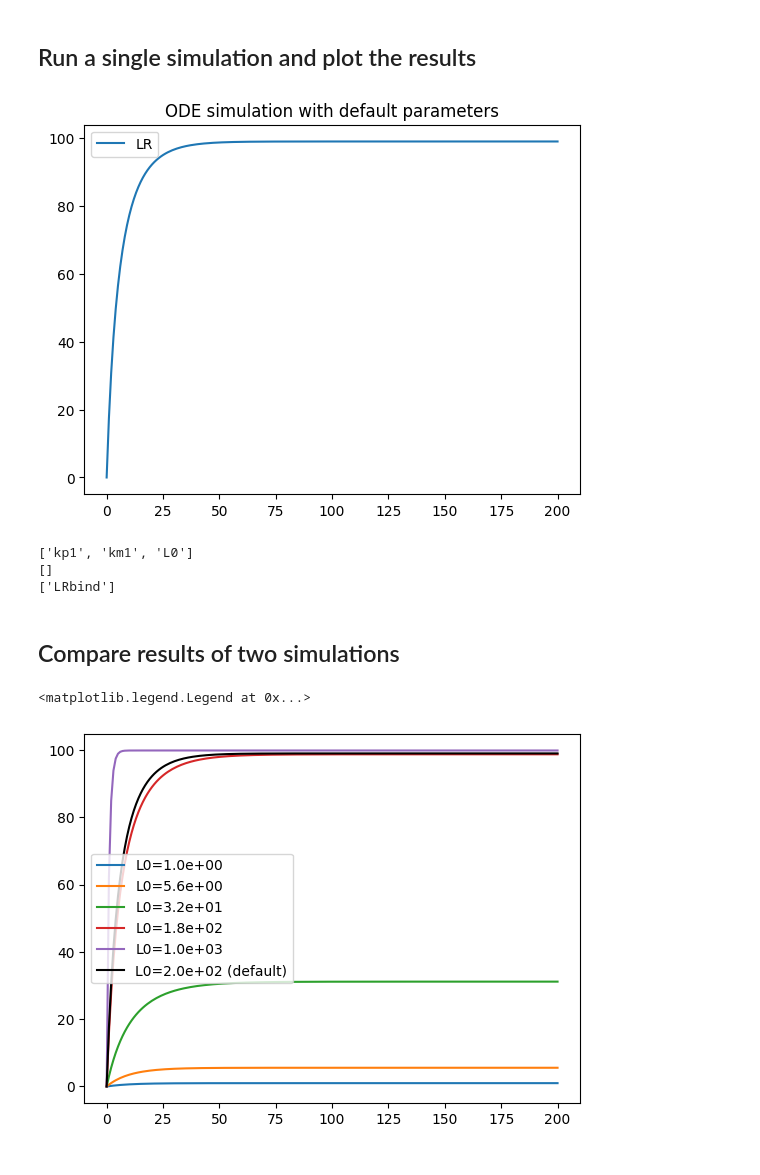
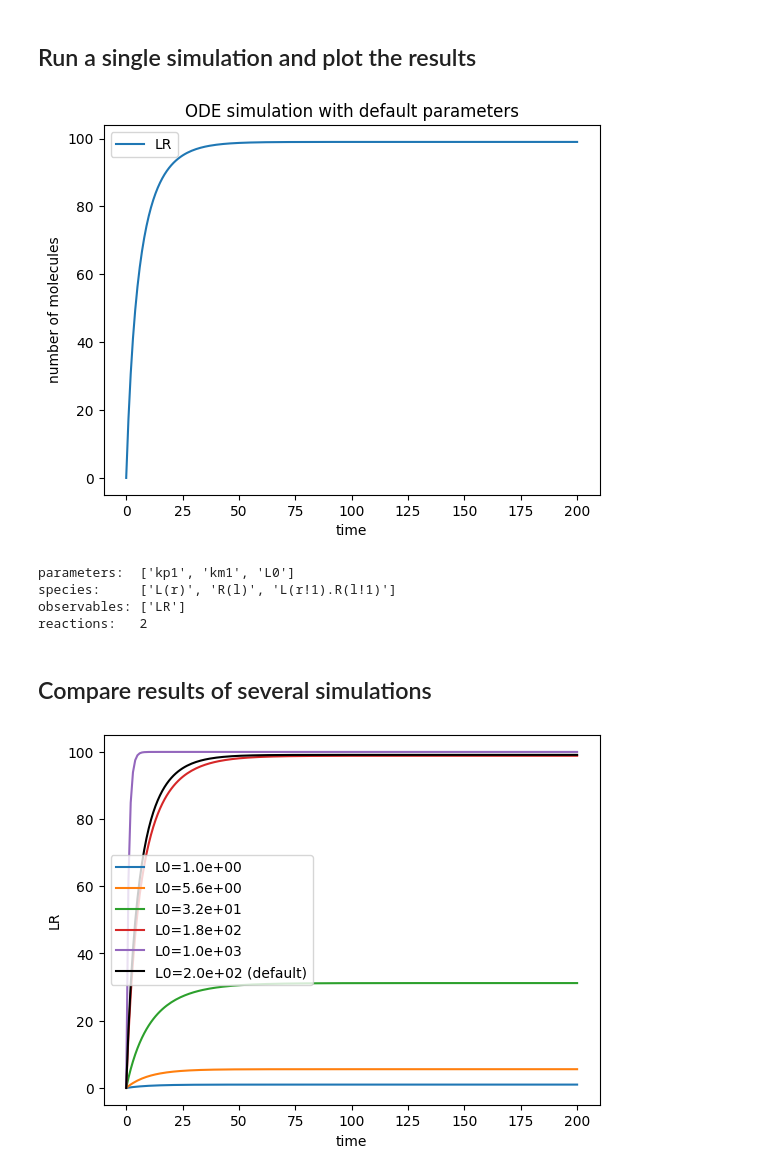
Before and after one commit to jrfaeder/RBM_Intro_BioNetGen, a Jupyter notebook: notebooks/run_lr.ipynb, the cells around one changed output. Cells and saved outputs as stored; diff of their text form; code cells hidden in the pictures.

```diff
--- a/notebooks/run_lr.ipynb
+++ b/notebooks/run_lr.ipynb
@@ -11,45 +21,45 @@ sim = model.setup_simulator() # sim is a libroadrunner simulator object
 # %% [markdown]
 ## Run a single simulation and plot the results
 # %%
-# Simulate using RoadRunner defaults (ODEs)
-onames= [ o for o in model.observables]
-pnames= [p for p in model.parameters]
-fnames= [f for f in model.functions]
-sel = ['Time'] + onames
-#sim['kin_inh_factor']=1.0
-#sim['L0']=100
-sim.reset()
-res1= sim.simulate(0,200,200,selections=sel)
+onames = model.observable_names
+
+model.reset()
+res1 = sim.run(t_span=(0, 200), n_points=201)
 
 # Plot observables
 for o in onames:
-    plt.plot(res1['time'],res1[o],label=o)
+    plt.plot(res1.time, res1.observables[o], label=o)
 plt.title("ODE simulation with default parameters")
-_= plt.legend()
+plt.xlabel("time")
+plt.ylabel("number of molecules")
+_ = plt.legend()
 # %% [output]
-[figure, old version]
+[figure, new version]
-# %%
-print(pnames)
-print(fnames)
-rnames=[r for r in model.rules]
-print(rnames)
-# %% [output]
-['kp1', 'km1', 'L0']
-[]
-['LRbind']
+# %%
+print("parameters: ", model.primary_param_names)
+print("species:    ", model.species_names)
+print("observables:", model.observable_names)
+print("reactions:  ", model.n_reactions)
+# %% [output]
+parameters:  ['kp1', 'km1', 'L0']
+species:     ['L(r)', 'R(l)', 'L(r!1).R(l!1)']
+observables: ['LR']
+reactions:   2
 # %% [markdown]
-## Compare results of two simulations
+## Compare results of several simulations
 # %%
-pname='L0'
-for k in np.logspace(0,3,5):
-    sim[pname]=k
-    sim.reset()
-    res2= sim.simulate(0,200,200,selections=sel)
-    o= 'LR'
-    plt.plot(res2['time'],res2[o],label=f'{pname}={k:0.1e}')
-plt.plot(res1['time'],res1[o],'k', label= f'{pname}={sim['init('+pname+')']:0.1e} (default)')
-plt.legend(loc='best')
+pname = 'L0'
+o = 'LR'
+for k in np.logspace(0, 3, 5):
+    model.set_param(pname, k)
+    model.reset()                      # apply the new initial condition
+    res2 = sim.run(t_span=(0, 200), n_points=201)
+    plt.plot(res2.time, res2.observables[o], label=f'{pname}={k:0.1e}')
+plt.plot(res1.time, res1.observables[o], 'k', label=f'{pname}={defaults[pname]:0.1e} (default)')
+model.set_param(pname, defaults[pname])  # restore the default
+plt.xlabel("time")
+plt.ylabel(o)
+_ = plt.legend(loc='best')
 # %% [output]
-<matplotlib.legend.Legend at 0x...>
-[figure, old version]
+[figure, new version]
 # %% [markdown]
```
Also changed, not shown: parts of 9 cells of this notebook, 5 other files.
